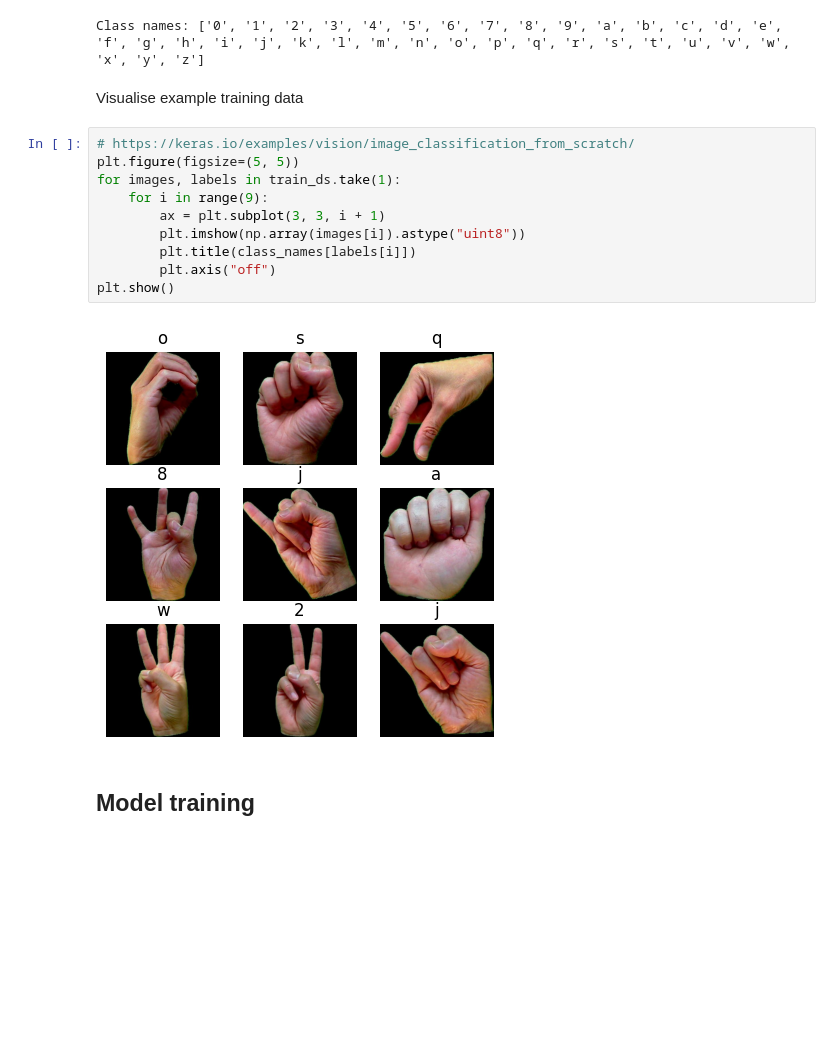
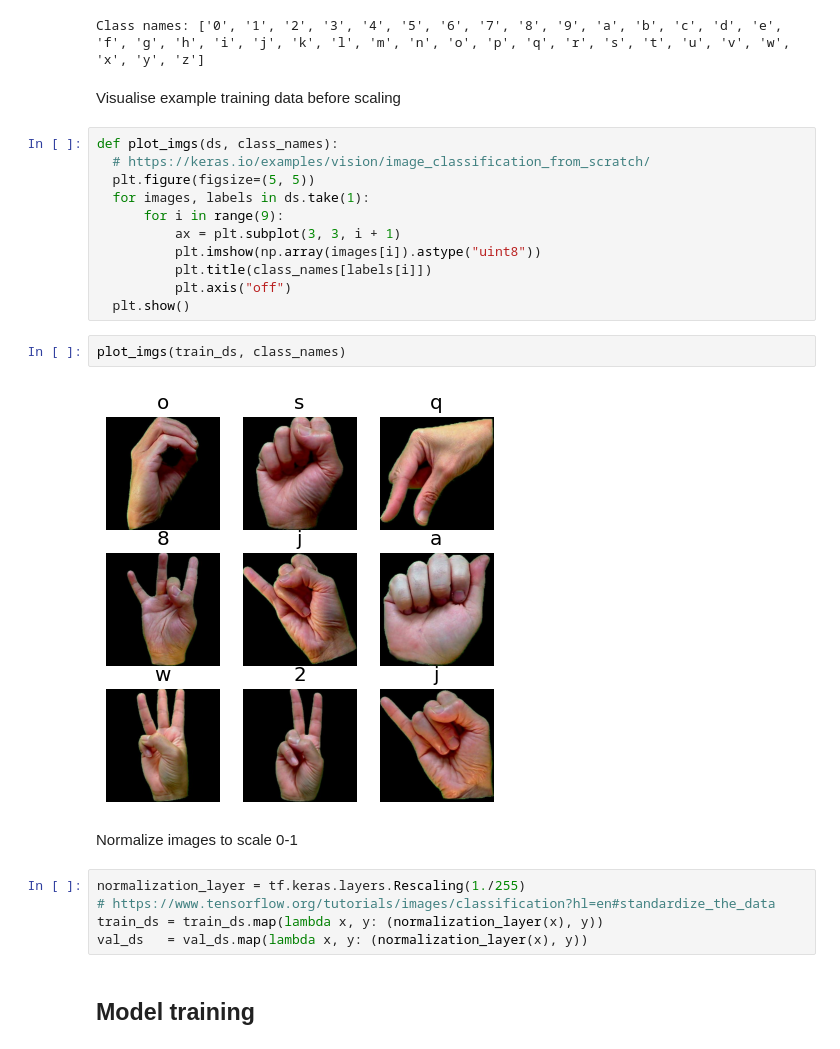
Before and after one commit to nicoxeye/ASL-Learning-App, a Jupyter notebook: ml/ASL_model_training.ipynb, the cells around one changed output. Saved outputs shown, nothing was run; the diff lists cells and outputs as text; blank space fills up the shorter version.

```diff
--- a/ml/ASL_model_training.ipynb
+++ b/ml/ASL_model_training.ipynb
@@ -101,19 +100,29 @@ print("Class names:", class_names)
 # %% [output]
 Class names: ['0', '1', '2', '3', '4', '5', '6', '7', '8', '9', 'a', 'b', 'c', 'd', 'e', 'f', 'g', 'h', 'i', 'j', 'k', 'l', 'm', 'n', 'o', 'p', 'q', 'r', 's', 't', 'u', 'v', 'w', 'x', 'y', 'z']
 # %% [markdown]
-Visualise example training data
+Visualise example training data before scaling
 # %%
-# https://keras.io/examples/vision/image_classification_from_scratch/
-plt.figure(figsize=(5, 5))
-for images, labels in train_ds.take(1):
-    for i in range(9):
-        ax = plt.subplot(3, 3, i + 1)
-        plt.imshow(np.array(images[i]).astype("uint8"))
-        plt.title(class_names[labels[i]])
-        plt.axis("off")
-plt.show()
+def plot_imgs(ds, class_names):
+  # https://keras.io/examples/vision/image_classification_from_scratch/
+  plt.figure(figsize=(5, 5))
+  for images, labels in ds.take(1):
+      for i in range(9):
+          ax = plt.subplot(3, 3, i + 1)
+          plt.imshow(np.array(images[i]).astype("uint8"))
+          plt.title(class_names[labels[i]])
+          plt.axis("off")
+  plt.show()
-# %% [output]
-[figure, removed]
+# %%
+plot_imgs(train_ds, class_names)
+# %% [output]
+[figure, added]
+# %% [markdown]
+Normalize images to scale 0-1
+# %%
+normalization_layer = tf.keras.layers.Rescaling(1./255)
+# https://www.tensorflow.org/tutorials/images/classification?hl=en#standardize_the_data
+train_ds = train_ds.map(lambda x, y: (normalization_layer(x), y))
+val_ds   = val_ds.map(lambda x, y: (normalization_layer(x), y))
 # %% [markdown]
 ## Model training
 # %% [markdown]
```
Also changed, not shown: parts of 16 cells of this notebook, 2 other files.
